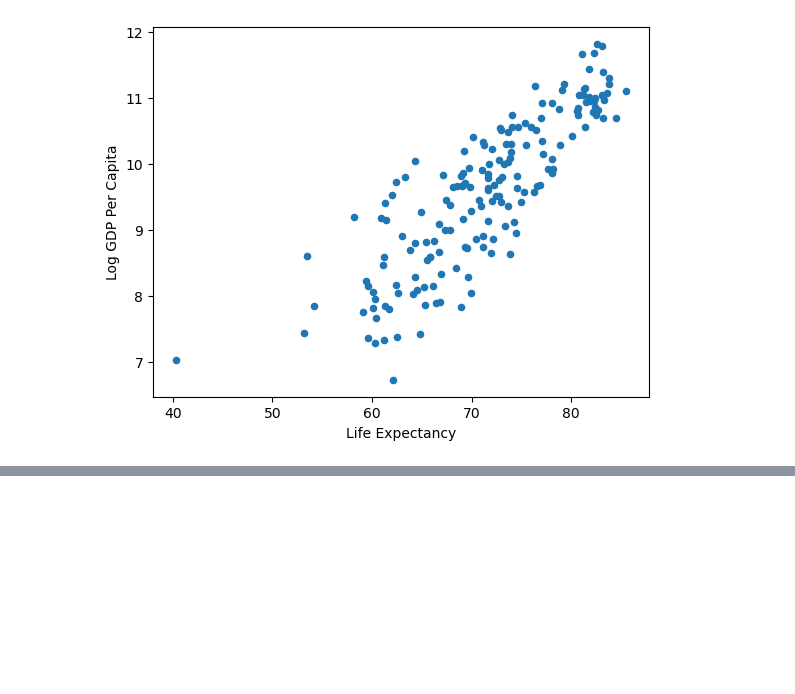
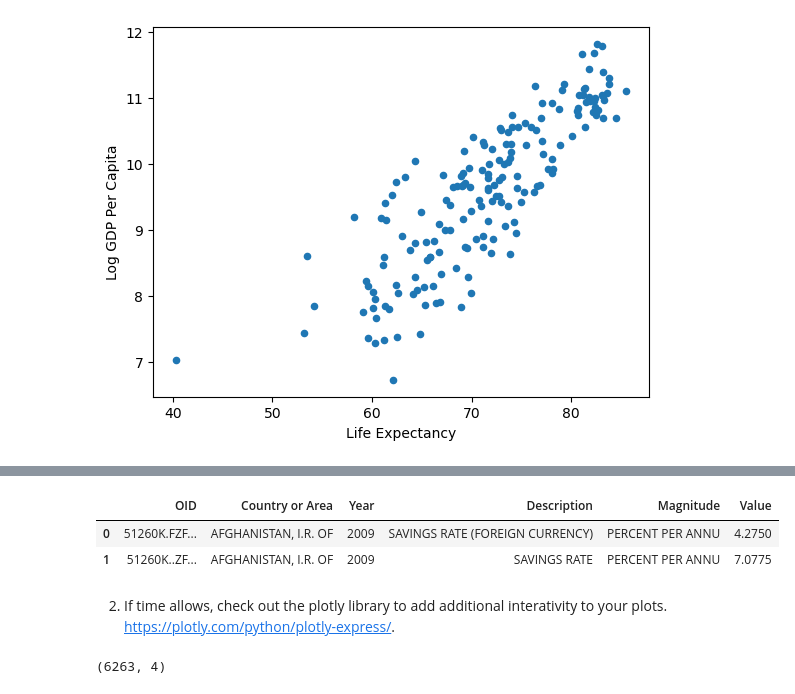
Before and after one commit to nss-data-science-cohort-9/un-exploration-Grantalan, a Jupyter notebook: notebooks/UN_Data_Exploration.ipynb, the cells around one changed output, grey strips where cells are left out. Cells and saved outputs as stored; diff of their text form; code cells hidden in the pictures; blank space fills up the shorter version.

Commit message:
uploaded interest rate csv for exploration

```diff
--- a/notebooks/UN_Data_Exploration.ipynb
+++ b/notebooks/UN_Data_Exploration.ipynb
@@ -583,0 +596,13 @@ gdp_le_2021.plot(
+# %%
+interest_rates = pd.read_csv('../data/interest_rates.csv')
+interest_rates.head(2)
+# %% [output]
+|  | OID | Country or Area | Year | Description | Magnitude | Value |
+| 0 | 51260K.FZF... | AFGHANISTAN, I.R. OF | 2009 | SAVINGS RATE (FOREIGN CURRENCY) | PERCENT PER ANNU | 4.2750 |
+| 1 | 51260K..ZF... | AFGHANISTAN, I.R. OF | 2009 | SAVINGS RATE | PERCENT PER ANNU | 7.0775 |
+# %% [markdown]
+2.    If time allows, check out the plotly library to add additional interativity to your plots. [https://plotly.com/python/plotly-express/](https://plotly.com/python/plotly-express/).
+# %%
+gdp_df.shape
+# %% [output]
+(6263, 4)
```
Also changed, not shown: parts of 11 cells of this notebook.
